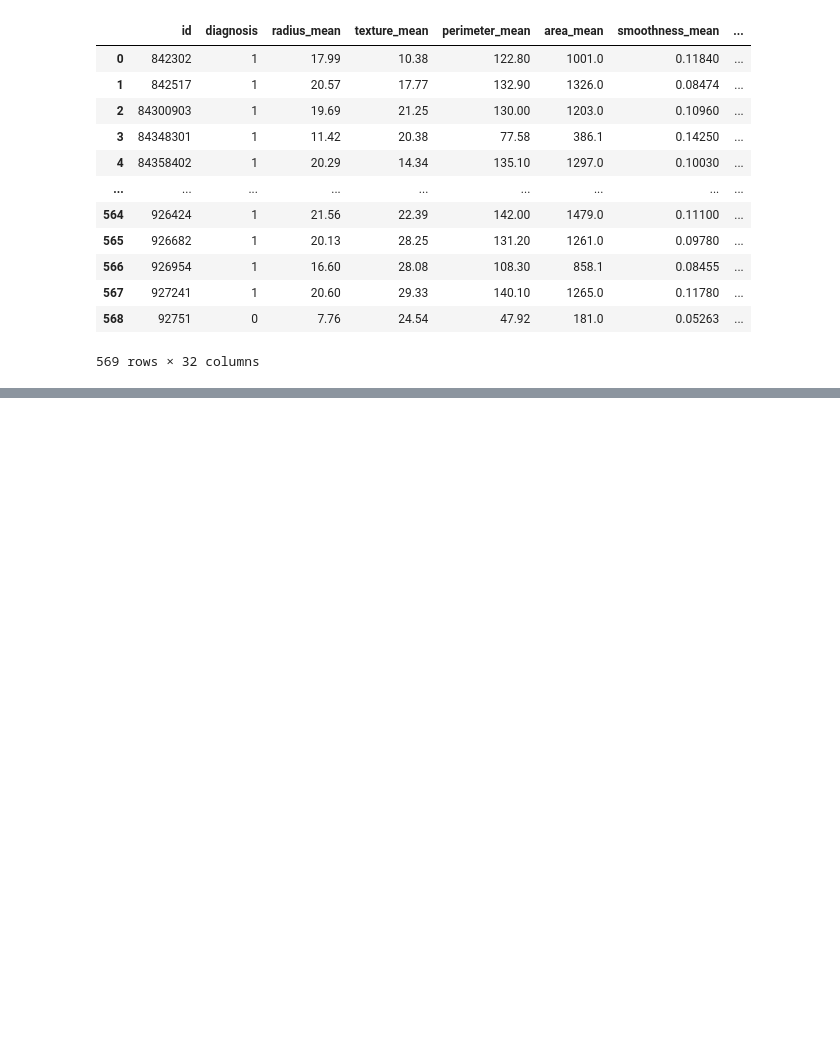
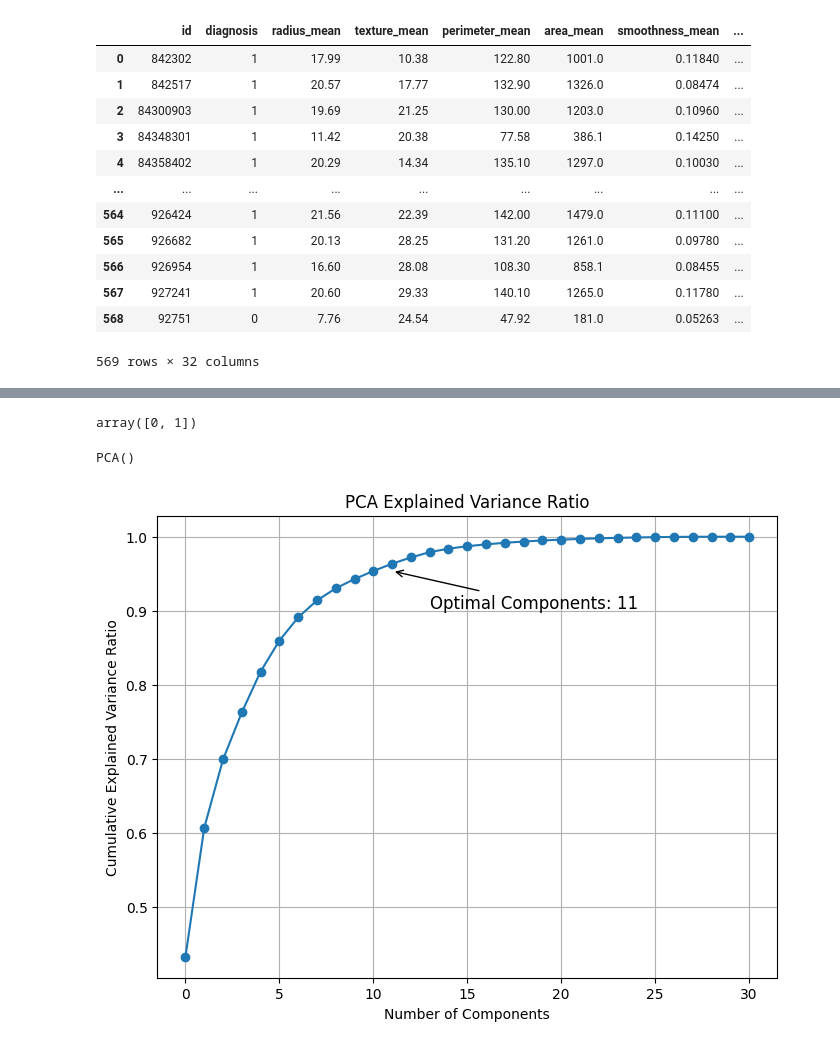
Before and after one commit to katarzynamichalskaa/Breast_Cancer_Diagnostic, a Jupyter notebook: Breast_Cancer_Diagnostic/breast_cancer_diagnostic.ipynb, the cells around one changed output, grey strips where cells are left out. Drawn from its saved outputs; the diff is of its cells as text; code cells hidden in the pictures; blank space fills up the shorter version.

```diff
--- a/Breast_Cancer_Diagnostic/breast_cancer_diagnostic.ipynb
+++ b/Breast_Cancer_Diagnostic/breast_cancer_diagnostic.ipynb
@@ -70,0 +85,4 @@ X_train.shape
+# %%
+X_train = StandardScaler().fit_transform(X_train)
+X_test = StandardScaler().fit_transform(X_test)
+X_train
@@ -70,0 +103,35 @@ X_train.shape
+# %%
+pca = PCA()
+# %%
+np.unique(Y_train)
+# %% [output]
+array([0, 1])
+# %%
+pca.fit(X_train)
+# %% [output]
+PCA()
+# %%
+explained_variance_ratio = pca.explained_variance_ratio_
+
+# Find the optimal number of components
+cumulative_variance_ratio = np.cumsum(explained_variance_ratio)
+optimal_components = np.argmax(cumulative_variance_ratio >= 0.95) + 1
+
+# Plot explained variance ratio
+plt.figure(figsize=(8, 6))
+plt.plot(np.cumsum(explained_variance_ratio), marker='o', linestyle='-')
+plt.xlabel('Number of Components')
+plt.ylabel('Cumulative Explained Variance Ratio')
+plt.title('PCA Explained Variance Ratio')
+
+# Annotate the plot with the optimal number of components
+plt.annotate(f'Optimal Components: {optimal_components}',
+             xy=(optimal_components, cumulative_variance_ratio[optimal_components-1]),
+             xytext=(optimal_components + 2, cumulative_variance_ratio[optimal_components-1] - 0.05),
+             arrowprops=dict(facecolor='black', arrowstyle='->'),
+             fontsize=12)
+
+plt.grid(True)
+plt.show()
+# %% [output]
+[figure, added]
```
Also changed, not shown: parts of 7 cells of this notebook.
